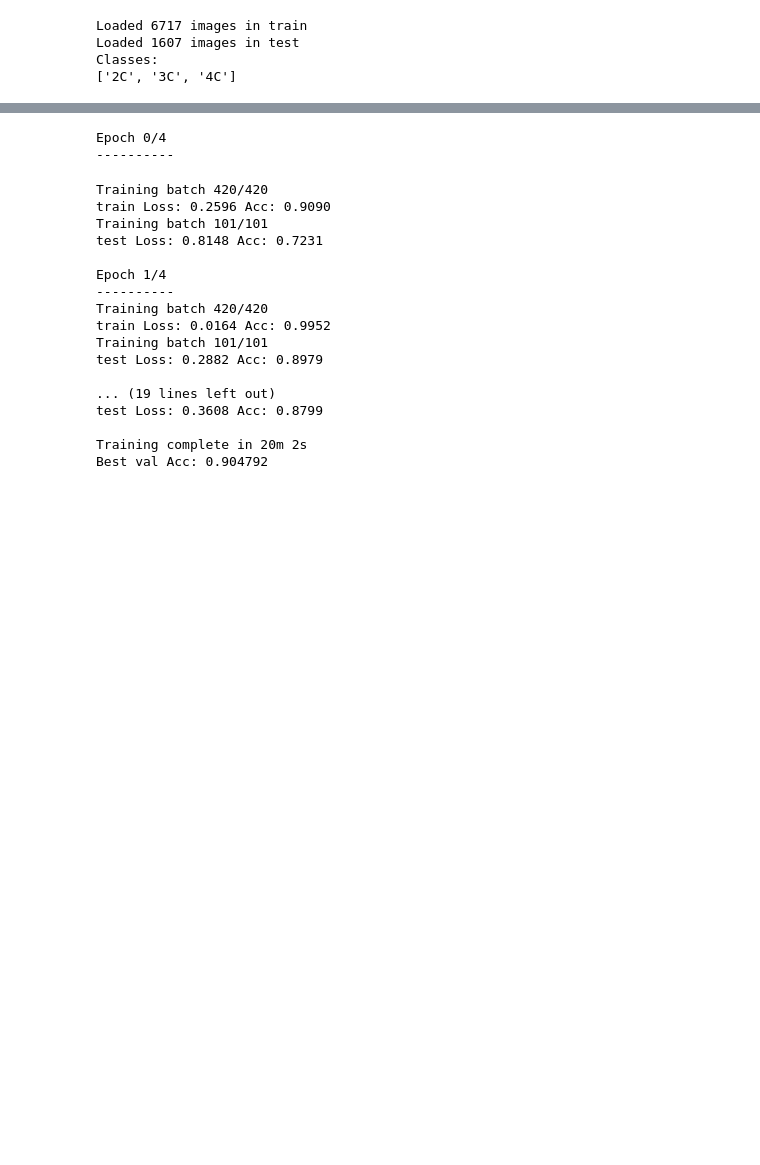
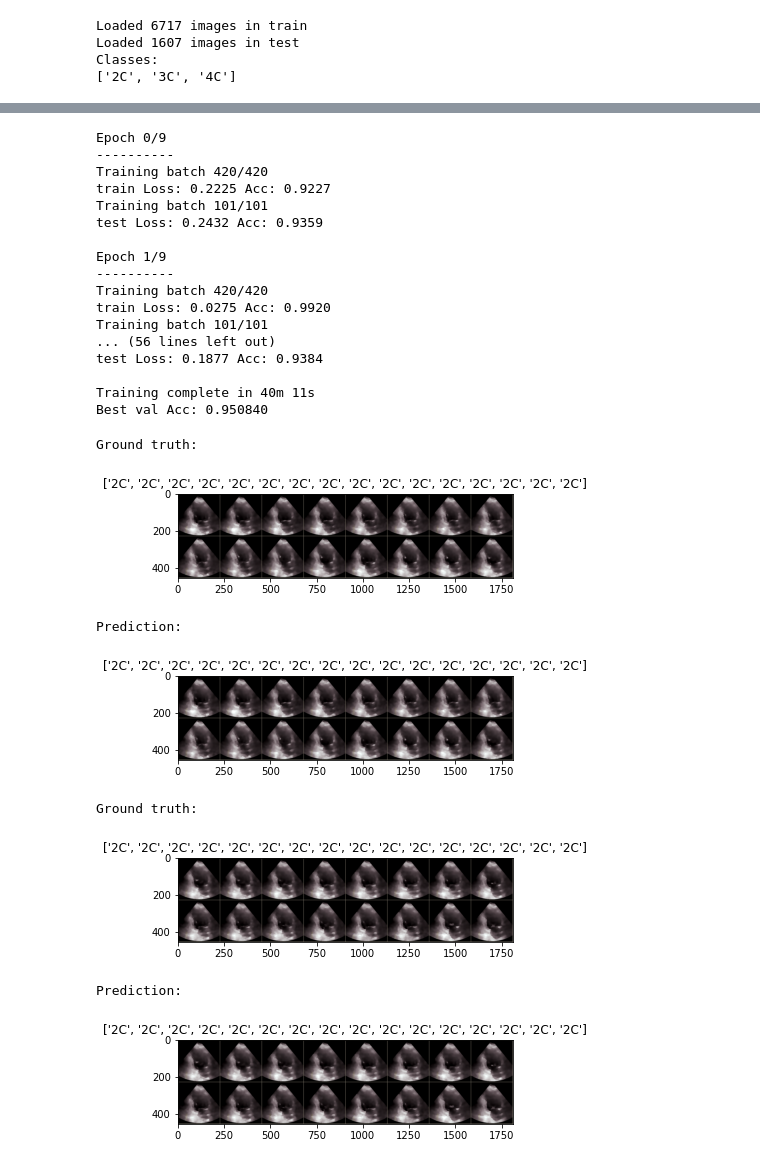
Before and after one commit to kimoanh29/Phan-loai-anh-du-lieu-sieu-am, a Jupyter notebook: restnet18-50-cnn-model-kimoanh29.ipynb, the cells around one changed output, grey strips where cells are left out. Cells and saved outputs as stored; diff of their text form; code cells hidden in the pictures; blank space fills up the shorter version.

```diff
--- a/restnet18-50-cnn-model-kimoanh29.ipynb
+++ b/restnet18-50-cnn-model-kimoanh29.ipynb
@@ -454,26 +499,38 @@ exp_lr_scheduler = lr_scheduler.StepLR(optimizer_conv, step_size=3, gamma=0.1)
 # %%
 model_ft,acc,loss = train_model(model_ft, criterion, optimizer_conv,
-                         exp_lr_scheduler, num_epochs=5, is_inception=False, device = 'cuda')
+                         exp_lr_scheduler, num_epochs=10, is_inception=False, device = 'cuda')
 # %% [output]
-Epoch 0/4
+Epoch 0/9
 ----------
+Training batch 420/420
+train Loss: 0.2225 Acc: 0.9227
+Training batch 101/101
+test Loss: 0.2432 Acc: 0.9359
+
+Epoch 1/9
+----------
+Training batch 420/420
+train Loss: 0.0275 Acc: 0.9920
+Training batch 101/101
+... (56 lines left out)
+test Loss: 0.1877 Acc: 0.9384
+
+Training complete in 40m 11s
+Best val Acc: 0.950840
-Training batch 420/420
-train Loss: 0.2596 Acc: 0.9090
-Training batch 101/101
-test Loss: 0.8148 Acc: 0.7231
-
-Epoch 1/4
-----------
-Training batch 420/420
-train Loss: 0.0164 Acc: 0.9952
-Training batch 101/101
-test Loss: 0.2882 Acc: 0.8979
-
-... (19 lines left out)
-test Loss: 0.3608 Acc: 0.8799
-
-Training complete in 20m 2s
-Best val Acc: 0.904792
+# %%
+visualize_model(model_ft, num_images = 24)
+
+plt.ioff()
+plt.show()
+# %% [output]
+Ground truth:
+[figure, added]
+Prediction:
+[figure, added]
+Ground truth:
+[figure, added]
+Prediction:
+[figure, added]
 # %%
 def plot_history(history,loss,acc):
     fig, ax1 = plt.subplots()
```
Also changed, not shown: parts of 18 cells of this notebook.
